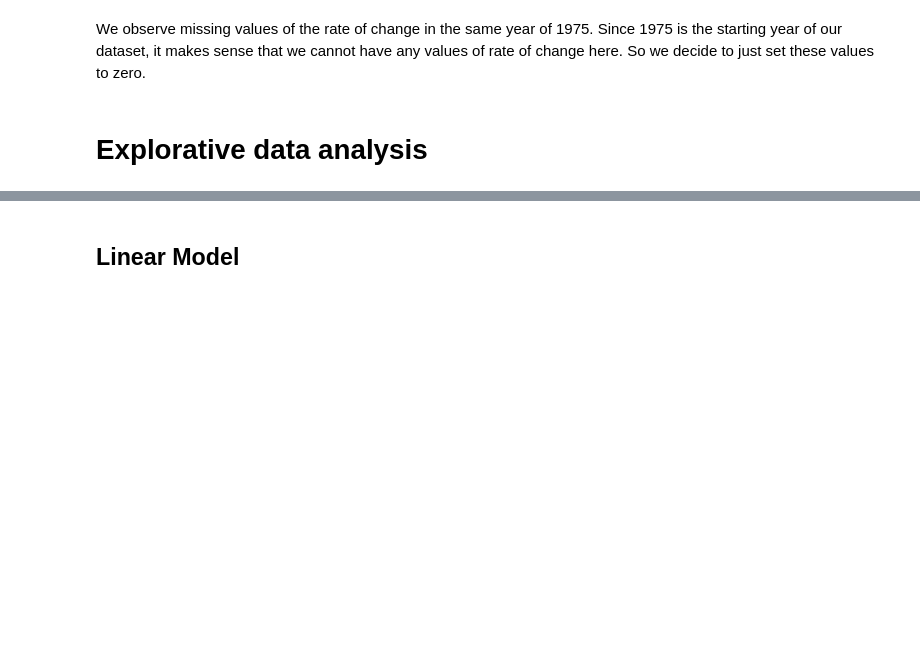
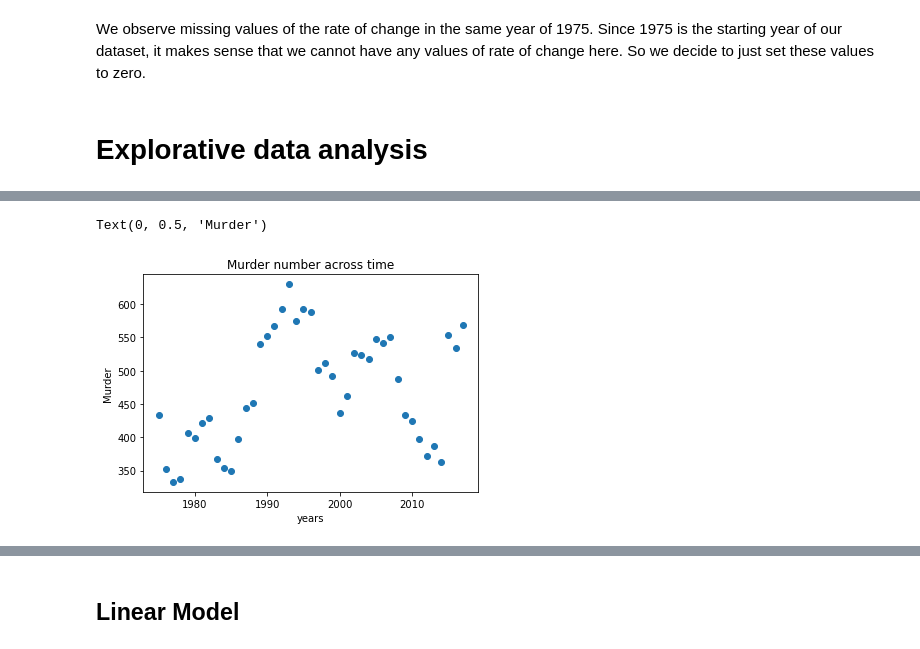
Before and after one commit to WZF1999/WZF1999.github.io, a Jupyter notebook: Final_Tutorial.ipynb, the cells around one changed output, grey strips where cells are left out. Saved outputs shown, nothing was run; the diff lists cells and outputs as text; code cells hidden in the pictures; blank space fills up the shorter version.

```diff
--- a/Final_Tutorial.ipynb
+++ b/Final_Tutorial.ipynb
@@ -46,0 +85,11 @@ data.columns = data.columns.str.replace(" ", "_")
+# %%
+Murder = data.groupby('YEAR')['MURDER'].sum()
+plt.title('Murder number across time')
+x = Murder.index
+y = Murder.values
+plt.scatter(x,y)
+plt.xlabel('years')
+plt.ylabel('Murder')
+# %% [output]
+Text(0, 0.5, 'Murder')
+[figure, added]
```
Also changed, not shown: parts of 33 cells of this notebook.
